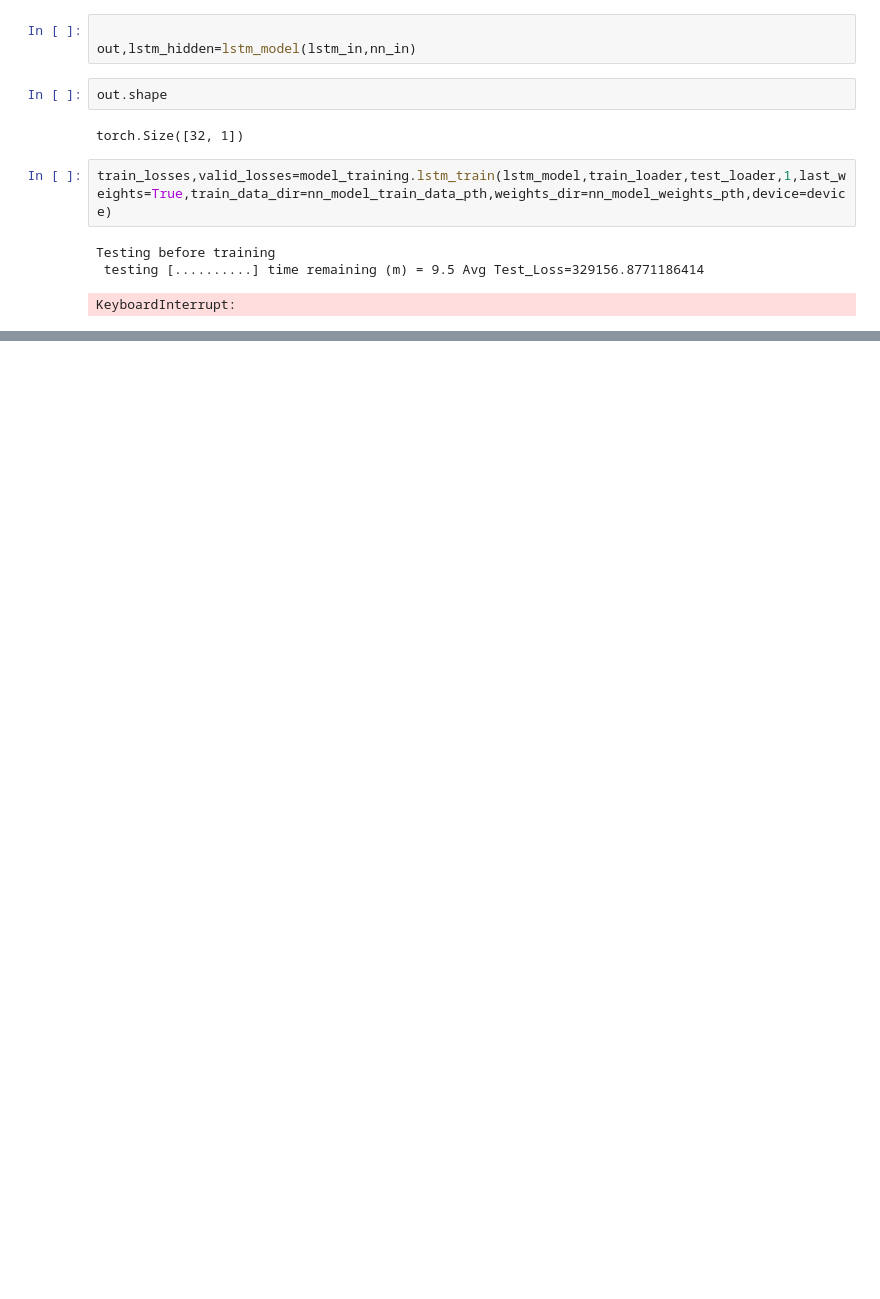
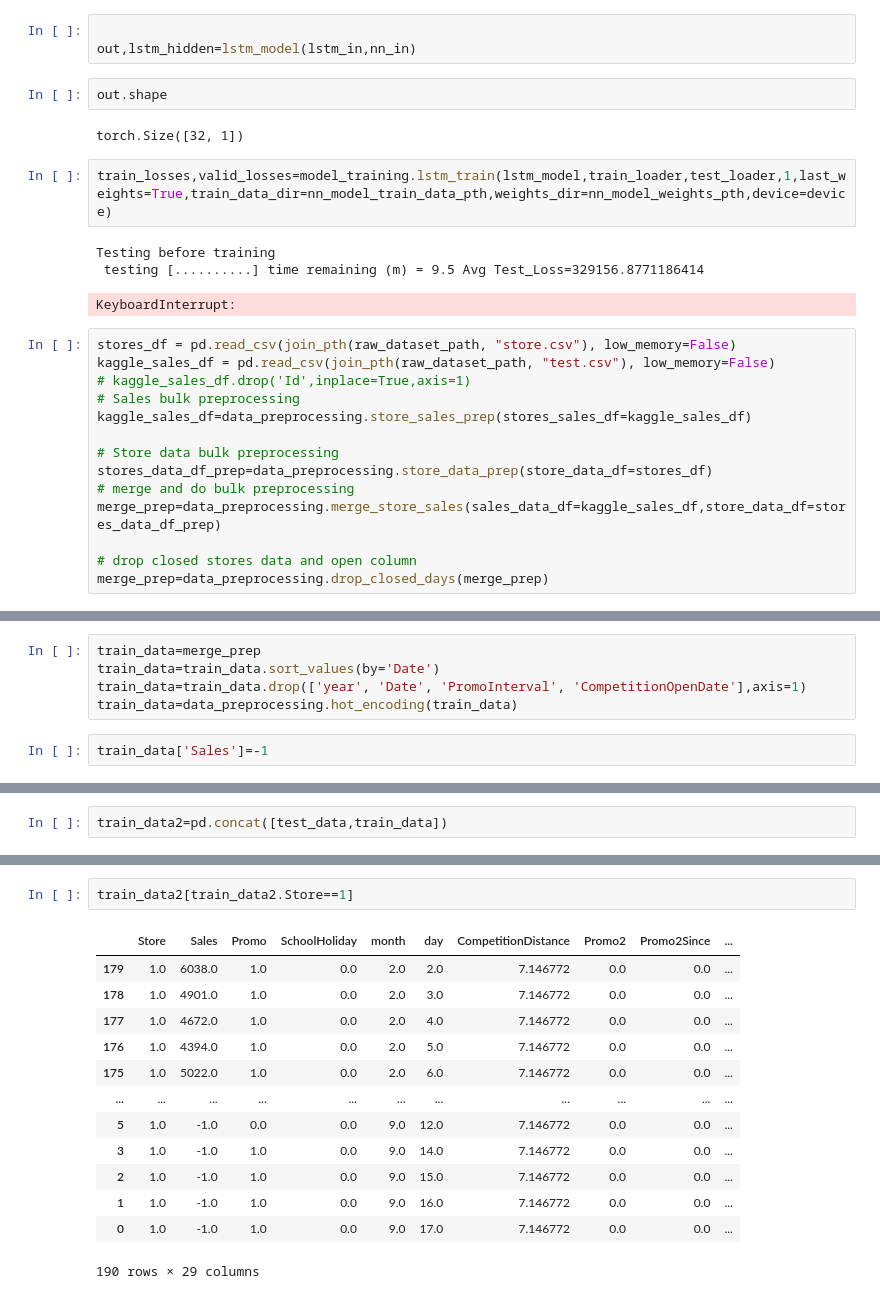
Before and after one commit to ahmedbadr97/Rossmann-Store-Sales, a Jupyter notebook: notebooks/Lstm_model_train.ipynb, the cells around one changed output, grey strips where cells are left out. Drawn from its saved outputs; the diff is of its cells as text; blank space fills up the shorter version.

```diff
--- a/notebooks/Lstm_model_train.ipynb
+++ b/notebooks/Lstm_model_train.ipynb
@@ -251,3 +307,17 @@ train_losses,valid_losses=model_training.lstm_train(lstm_model,train_loader,test
 Testing before training
  testing [..........] time remaining (m) = 9.5 Avg Test_Loss=329156.8771186414
 KeyboardInterrupt:
+# %%
+stores_df = pd.read_csv(join_pth(raw_dataset_path, "store.csv"), low_memory=False)
+kaggle_sales_df = pd.read_csv(join_pth(raw_dataset_path, "test.csv"), low_memory=False)
+# kaggle_sales_df.drop('Id',inplace=True,axis=1)
+# Sales bulk preprocessing
+kaggle_sales_df=data_preprocessing.store_sales_prep(stores_sales_df=kaggle_sales_df)
+
+# Store data bulk preprocessing
+stores_data_df_prep=data_preprocessing.store_data_prep(store_data_df=stores_df)
+# merge and do bulk preprocessing
+merge_prep=data_preprocessing.merge_store_sales(sales_data_df=kaggle_sales_df,store_data_df=stores_data_df_prep)
+
+# drop closed stores data and open column
+merge_prep=data_preprocessing.drop_closed_days(merge_prep)
@@ -253,0 +353,7 @@ KeyboardInterrupt:
+# %%
+train_data=merge_prep
+train_data=train_data.sort_values(by='Date')
+train_data=train_data.drop(['year', 'Date', 'PromoInterval', 'CompetitionOpenDate'],axis=1)
+train_data=data_preprocessing.hot_encoding(train_data)
+# %%
+train_data['Sales']=-1
@@ -253,0 +370,2 @@ KeyboardInterrupt:
+# %%
+train_data2=pd.concat([test_data,train_data])
@@ -253,0 +392,16 @@ KeyboardInterrupt:
+# %%
+train_data2[train_data2.Store==1]
+# %% [output]
+|  | Store | Sales | Promo | SchoolHoliday | month | day | CompetitionDistance | Promo2 | Promo2Since | ... |
+| 179 | 1.0 | 6038.0 | 1.0 | 0.0 | 2.0 | 2.0 | 7.146772 | 0.0 | 0.0 | ... |
+| 178 | 1.0 | 4901.0 | 1.0 | 0.0 | 2.0 | 3.0 | 7.146772 | 0.0 | 0.0 | ... |
+| 177 | 1.0 | 4672.0 | 1.0 | 0.0 | 2.0 | 4.0 | 7.146772 | 0.0 | 0.0 | ... |
+| 176 | 1.0 | 4394.0 | 1.0 | 0.0 | 2.0 | 5.0 | 7.146772 | 0.0 | 0.0 | ... |
+| 175 | 1.0 | 5022.0 | 1.0 | 0.0 | 2.0 | 6.0 | 7.146772 | 0.0 | 0.0 | ... |
+| ... | ... | ... | ... | ... | ... | ... | ... | ... | ... | ... |
+| 5 | 1.0 | -1.0 | 0.0 | 0.0 | 9.0 | 12.0 | 7.146772 | 0.0 | 0.0 | ... |
+| 3 | 1.0 | -1.0 | 1.0 | 0.0 | 9.0 | 14.0 | 7.146772 | 0.0 | 0.0 | ... |
+| 2 | 1.0 | -1.0 | 1.0 | 0.0 | 9.0 | 15.0 | 7.146772 | 0.0 | 0.0 | ... |
+| 1 | 1.0 | -1.0 | 1.0 | 0.0 | 9.0 | 16.0 | 7.146772 | 0.0 | 0.0 | ... |
+| 0 | 1.0 | -1.0 | 1.0 | 0.0 | 9.0 | 17.0 | 7.146772 | 0.0 | 0.0 | ... |
+190 rows × 29 columns
```
Also changed, not shown: parts of 22 cells of this notebook, 4 other files.
